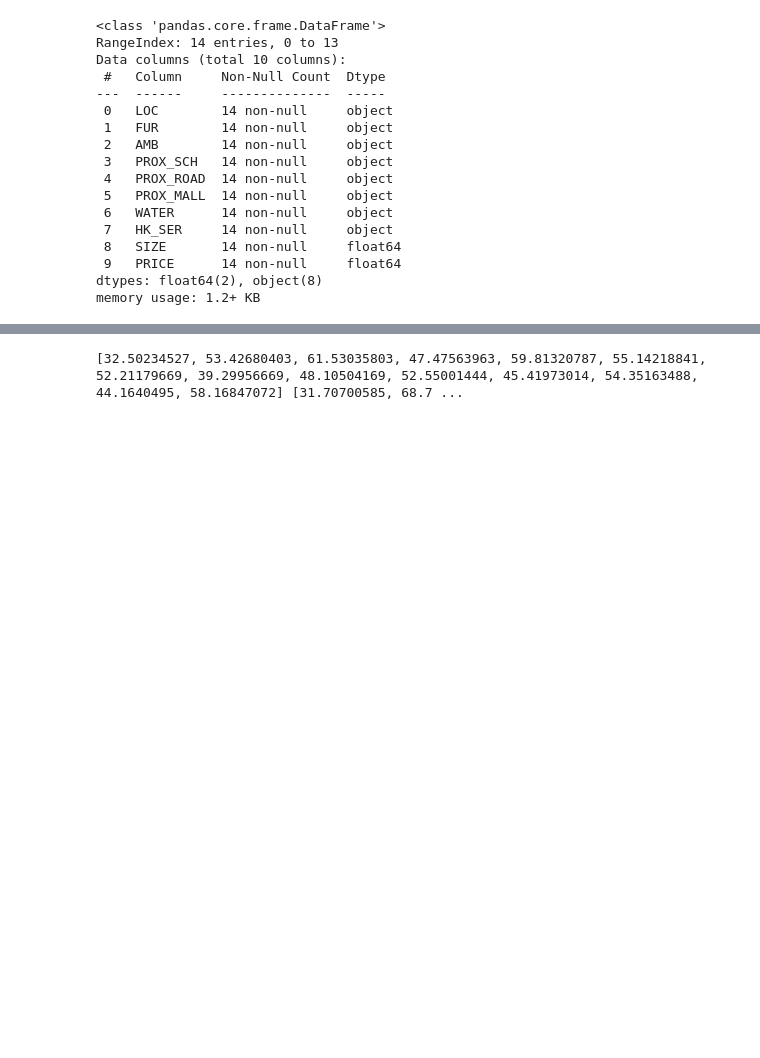
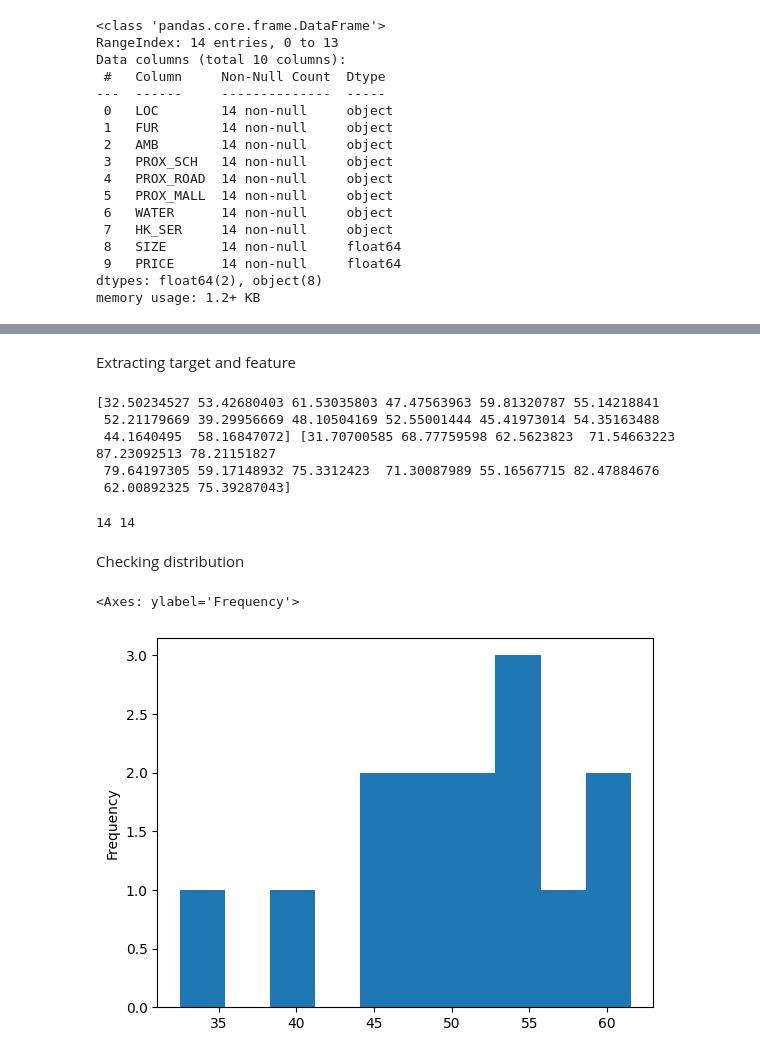
Before and after one commit to Arnold-18-CS/Machine-Learning-Task, a Jupyter notebook: main.ipynb, the cells around one changed output, grey strips where cells are left out. Cells and saved outputs as stored; diff of their text form; code cells hidden in the pictures; blank space fills up the shorter version.

```diff
--- a/main.ipynb
+++ b/main.ipynb
@@ -40,6 +60,23 @@ memory usage: 1.2+ KB
+# %% [markdown]
+Extracting target and feature
 # %%
-x = df['SIZE'].tolist()
-y = df['PRICE'].tolist()
+x = df['SIZE'].values
+y = df['PRICE'].values
 print(x,y)
 # %% [output]
-[32.50234527, 53.42680403, 61.53035803, 47.47563963, 59.81320787, 55.14218841, 52.21179669, 39.29956669, 48.10504169, 52.55001444, 45.41973014, 54.35163488, 44.1640495, 58.16847072] [31.70700585, 68.7 ...
+[32.50234527 53.42680403 61.53035803 47.47563963 59.81320787 55.14218841
+ 52.21179669 39.29956669 48.10504169 52.55001444 45.41973014 54.35163488
+ 44.1640495  58.16847072] [31.70700585 68.77759598 62.5623823  71.54663223 87.23092513 78.21151827
+ 79.64197305 59.17148932 75.3312423  71.30087989 55.16567715 82.47884676
+ 62.00892325 75.39287043]
+# %%
+print(len(x), len(y))
+# %% [output]
+14 14
+# %% [markdown]
+Checking distribution
+# %%
+df.SIZE.plot(kind="hist")
+# %% [output]
+<Axes: ylabel='Frequency'>
+[figure, added]
```
Also changed, not shown: parts of 19 cells of this notebook.
